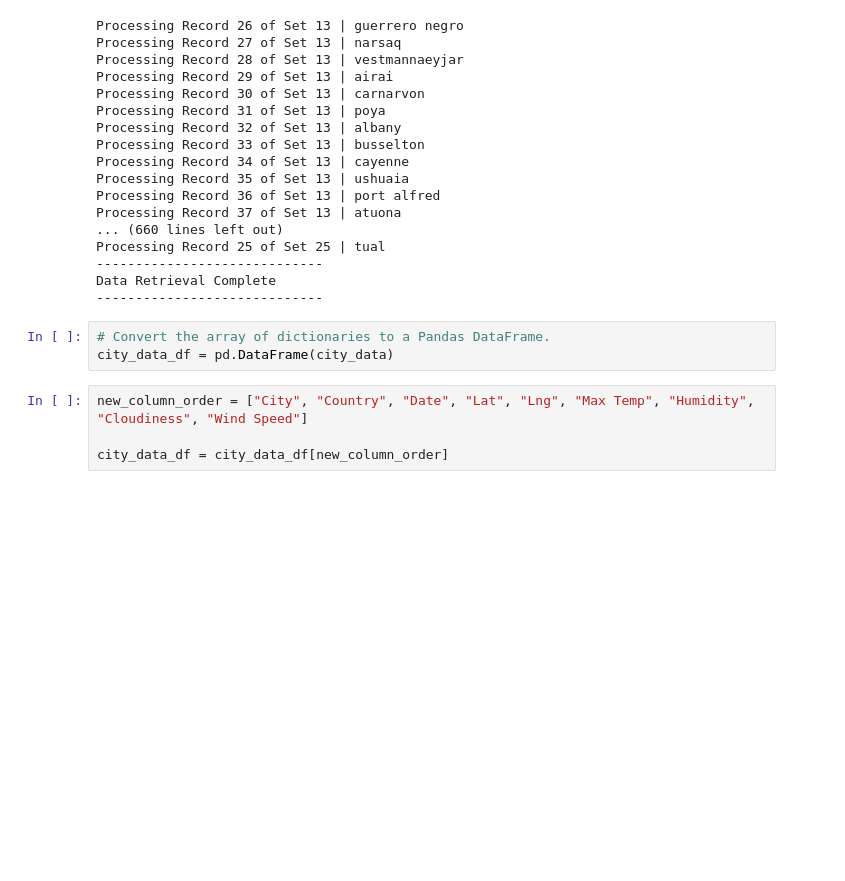
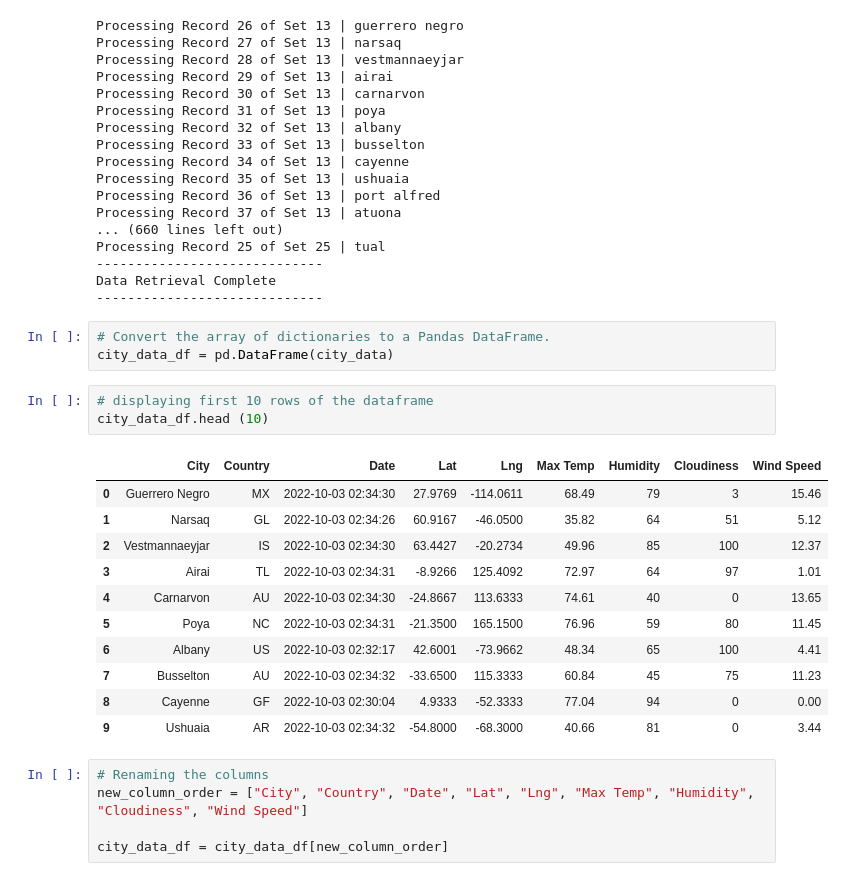
Before and after one commit to fze484/World_Weather_Analysis, a Jupyter notebook: WeatherPy.ipynb, the cells around one changed output. Drawn from its saved outputs; the diff is of its cells as text; blank space fills up the shorter version.

```diff
--- a/WeatherPy.ipynb
+++ b/WeatherPy.ipynb
@@ -225,7 +225,23 @@ Data Retrieval Complete
 # %%
 # Convert the array of dictionaries to a Pandas DataFrame.
 city_data_df = pd.DataFrame(city_data)
+# %%
+# displaying first 10 rows of the dataframe
+city_data_df.head (10)
+# %% [output]
+|  | City | Country | Date | Lat | Lng | Max Temp | Humidity | Cloudiness | Wind Speed |
+| 0 | Guerrero Negro | MX | 2022-10-03 02:34:30 | 27.9769 | -114.0611 | 68.49 | 79 | 3 | 15.46 |
+| 1 | Narsaq | GL | 2022-10-03 02:34:26 | 60.9167 | -46.0500 | 35.82 | 64 | 51 | 5.12 |
+| 2 | Vestmannaeyjar | IS | 2022-10-03 02:34:30 | 63.4427 | -20.2734 | 49.96 | 85 | 100 | 12.37 |
+| 3 | Airai | TL | 2022-10-03 02:34:31 | -8.9266 | 125.4092 | 72.97 | 64 | 97 | 1.01 |
+| 4 | Carnarvon | AU | 2022-10-03 02:34:30 | -24.8667 | 113.6333 | 74.61 | 40 | 0 | 13.65 |
+| 5 | Poya | NC | 2022-10-03 02:34:31 | -21.3500 | 165.1500 | 76.96 | 59 | 80 | 11.45 |
+| 6 | Albany | US | 2022-10-03 02:32:17 | 42.6001 | -73.9662 | 48.34 | 65 | 100 | 4.41 |
+| 7 | Busselton | AU | 2022-10-03 02:34:32 | -33.6500 | 115.3333 | 60.84 | 45 | 75 | 11.23 |
+| 8 | Cayenne | GF | 2022-10-03 02:30:04 | 4.9333 | -52.3333 | 77.04 | 94 | 0 | 0.00 |
+| 9 | Ushuaia | AR | 2022-10-03 02:34:32 | -54.8000 | -68.3000 | 40.66 | 81 | 0 | 3.44 |
 # %%
+# Renaming the columns
 new_column_order = ["City", "Country", "Date", "Lat", "Lng", "Max Temp", "Humidity", "Cloudiness", "Wind Speed"]
 
 city_data_df = city_data_df[new_column_order]
```
Also changed, not shown: parts of 1 cell of this notebook, 3 other files.
